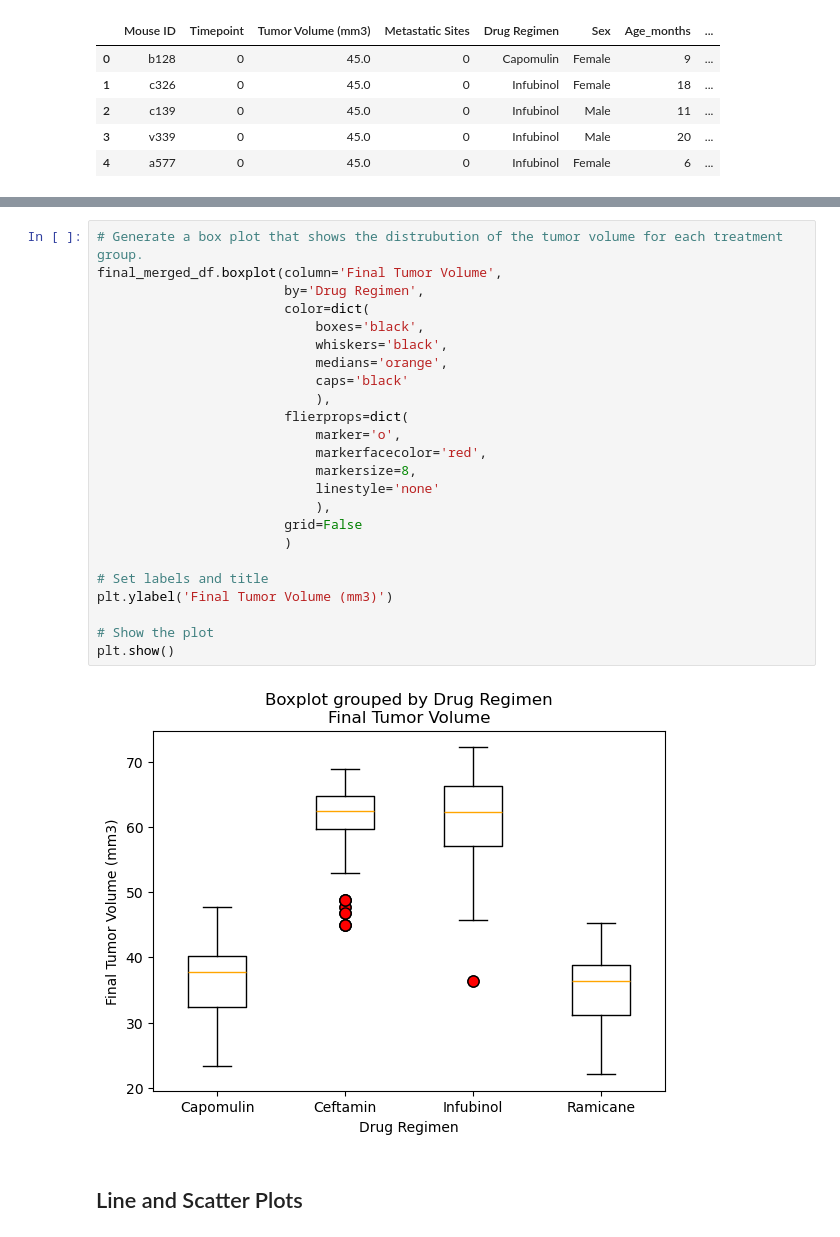
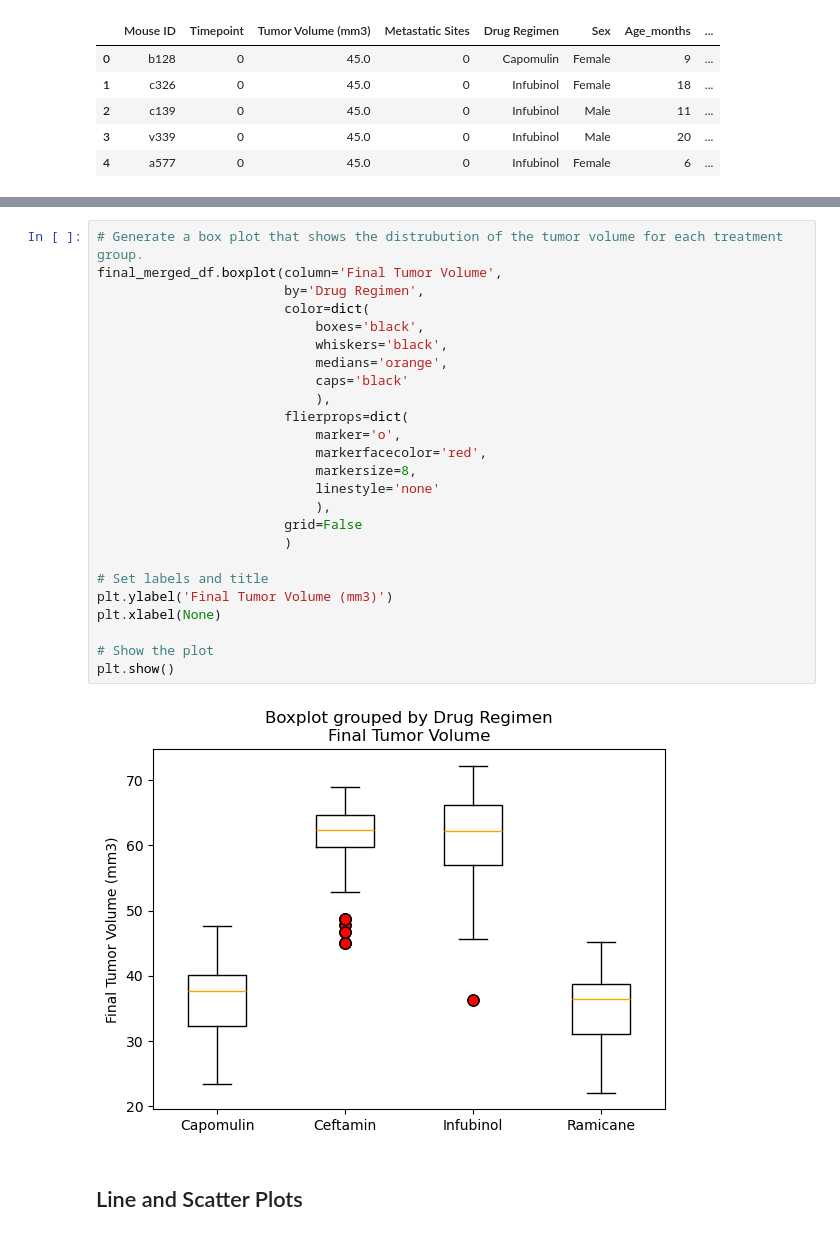
Before and after one commit to girishp/matplotlib-challenge, a Jupyter notebook: Pymaceuticals/pymaceuticals.ipynb, the cells around one changed output, grey strips where cells are left out. Saved outputs shown, nothing was run; the diff lists cells and outputs as text.

```diff
--- a/Pymaceuticals/pymaceuticals.ipynb
+++ b/Pymaceuticals/pymaceuticals.ipynb
@@ -288,29 +288,30 @@ tumor_volume_data
 # %%
 # Generate a box plot that shows the distrubution of the tumor volume for each treatment group.
 final_merged_df.boxplot(column='Final Tumor Volume',
                         by='Drug Regimen',
                         color=dict(
                             boxes='black',
                             whiskers='black',
                             medians='orange',
                             caps='black'
                             ),
                         flierprops=dict(
                             marker='o',
                             markerfacecolor='red',
                             markersize=8,
                             linestyle='none'
                             ),
                         grid=False
                         )
 
 # Set labels and title
 plt.ylabel('Final Tumor Volume (mm3)')
+plt.xlabel(None)
 
 # Show the plot
 plt.show()
 # %% [output]
-[figure, old version]
+[figure, new version]
 # %% [markdown]
 ## Line and Scatter Plots
 # %%
```
Also changed, not shown: parts of 2 cells of this notebook.
